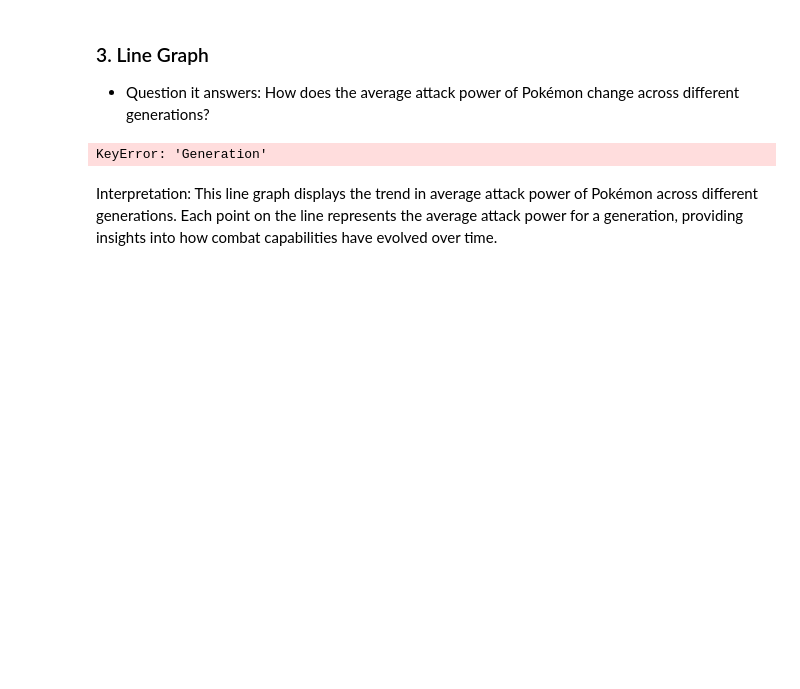
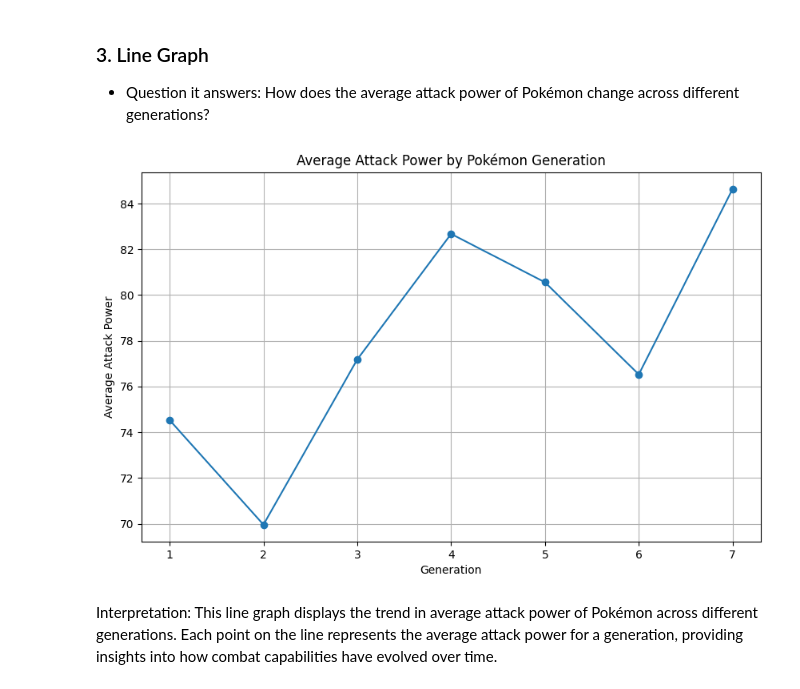
Before and after one commit to pilotbear-coder/DAE-Project, a Jupyter notebook: 7275/wk2/H2L1.ipynb, the cells around one changed output. Saved outputs shown, nothing was run; the diff lists cells and outputs as text; code cells hidden in the pictures; blank space fills up the shorter version.

```diff
--- a/7275/wk2/H2L1.ipynb
+++ b/7275/wk2/H2L1.ipynb
@@ -471,20 +486,27 @@ This pie chart illustrates the proportion of the total Pokémon dataset made up
 ### 3. Line Graph
 - Question it answers: How does the average attack power of Pokémon change across different generations?
 # %%
+import pandas as pd
+import matplotlib.pyplot as plt
+
 # Calculate the average attack by generation
-avg_attack_by_gen = df.groupby('Generation')['Attack'].mean()
+# FIX: Use lowercase 'generation' and 'attack'
+avg_attack_by_gen = df.groupby('generation')['attack'].mean()
 
 # Generate the line graph
 plt.figure(figsize=(10, 6))
 avg_attack_by_gen.plot(kind='line', marker='o')
+
 plt.title('Average Attack Power by Pokémon Generation')
 plt.xlabel('Generation')
 plt.ylabel('Average Attack Power')
 plt.grid(True)
 plt.xticks(avg_attack_by_gen.index)
+
+plt.savefig('avg_attack_by_generation.png')
 plt.show()
 # %% [output]
-KeyError: 'Generation'
+[figure, added]
 # %% [markdown]
 Interpretation:
 This line graph displays the trend in average attack power of Pokémon across different generations. Each point on the line represents the average attack power for a generation, providing insights into how combat capabilities have evolved over time.
```
Also changed, not shown: parts of 7 cells of this notebook, 2 other files.
